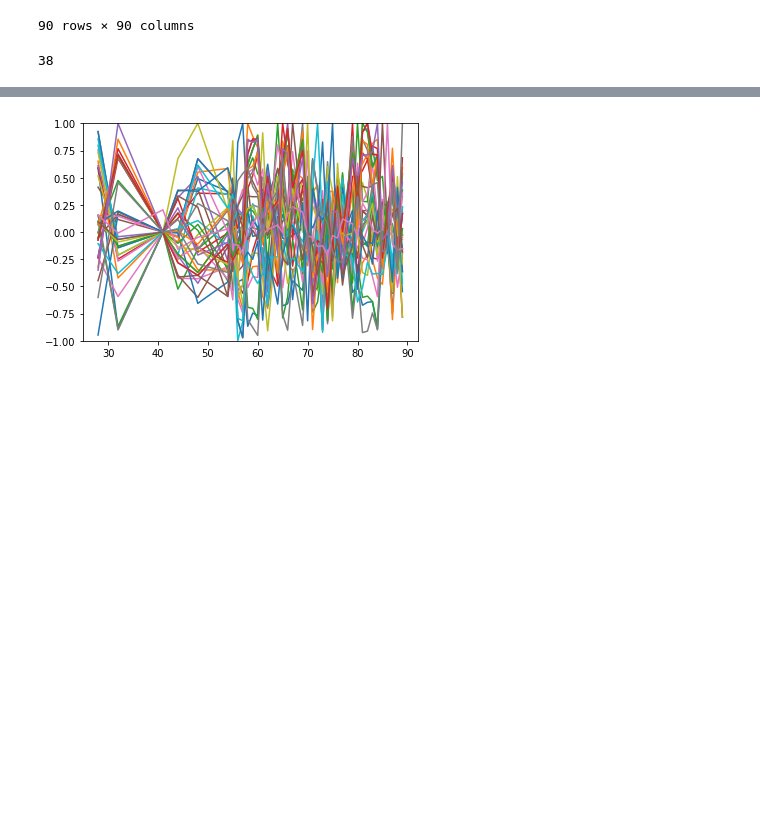
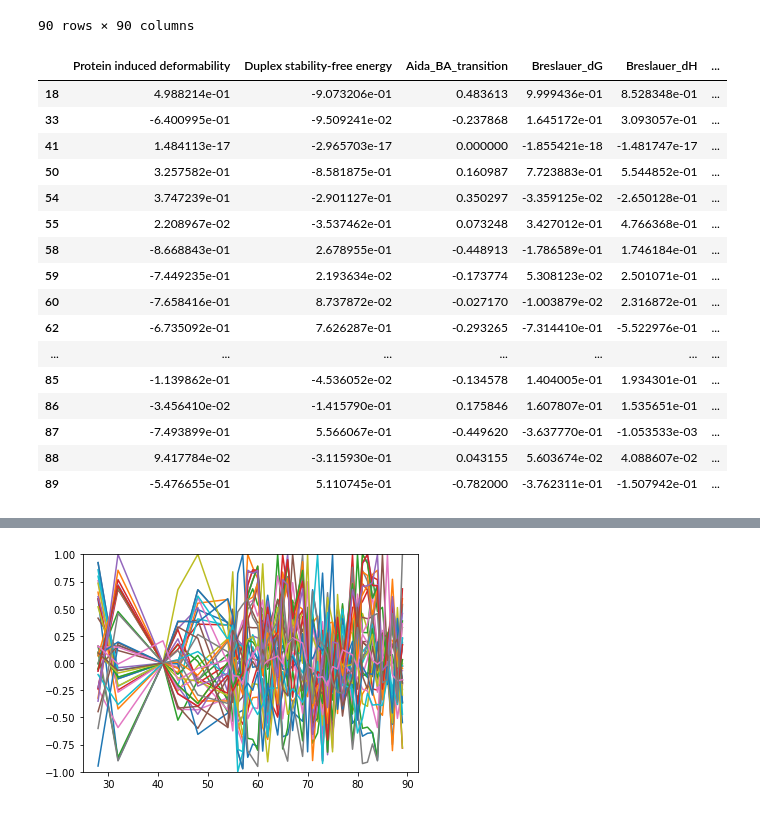
Before and after one commit to Dinesh-Adhithya-H/Bioinformatics, a Jupyter notebook: Dropping_columns.ipynb, the cells around one changed output, grey strips where cells are left out. Cells and saved outputs as stored; diff of their text form; code cells hidden in the pictures; blank space fills up the shorter version.

```diff
--- a/Dropping_columns.ipynb
+++ b/Dropping_columns.ipynb
@@ -84,10 +84,26 @@ while n<90:
     n=n+1
     i+=1
     pass
-# %%
-len(d1.index)
-# %% [output]
-38
+# %%
+d1
+# %% [output]
+|  | Protein induced deformability | Duplex stability-free energy | Aida_BA_transition | Breslauer_dG | Breslauer_dH | ... |
+| 18 | 4.988214e-01 | -9.073206e-01 | 0.483613 | 9.999436e-01 | 8.528348e-01 | ... |
+| 33 | -6.400995e-01 | -9.509241e-02 | -0.237868 | 1.645172e-01 | 3.093057e-01 | ... |
+| 41 | 1.484113e-17 | -2.965703e-17 | 0.000000 | -1.855421e-18 | -1.481747e-17 | ... |
+| 50 | 3.257582e-01 | -8.581875e-01 | 0.160987 | 7.723883e-01 | 5.544852e-01 | ... |
+| 54 | 3.747239e-01 | -2.901127e-01 | 0.350297 | -3.359125e-02 | -2.650128e-01 | ... |
+| 55 | 2.208967e-02 | -3.537462e-01 | 0.073248 | 3.427012e-01 | 4.766368e-01 | ... |
+| 58 | -8.668843e-01 | 2.678955e-01 | -0.448913 | -1.786589e-01 | 1.746184e-01 | ... |
+| 59 | -7.449235e-01 | 2.193634e-02 | -0.173774 | 5.308123e-02 | 2.501071e-01 | ... |
+| 60 | -7.658416e-01 | 8.737872e-02 | -0.027170 | -1.003879e-02 | 2.316872e-01 | ... |
+| 62 | -6.735092e-01 | 7.626287e-01 | -0.293265 | -7.314410e-01 | -5.522976e-01 | ... |
+| ... | ... | ... | ... | ... | ... | ... |
+| 85 | -1.139862e-01 | -4.536052e-02 | -0.134578 | 1.404005e-01 | 1.934301e-01 | ... |
+| 86 | -3.456410e-02 | -1.415790e-01 | 0.175846 | 1.607807e-01 | 1.535651e-01 | ... |
+| 87 | -7.493899e-01 | 5.566067e-01 | -0.449620 | -3.637770e-01 | -1.053533e-03 | ... |
+| 88 | 9.417784e-02 | -3.115930e-01 | 0.043155 | 5.603674e-02 | 4.088607e-02 | ... |
+| 89 | -5.476655e-01 | 5.110745e-01 | -0.782000 | -3.762311e-01 | -1.507942e-01 | ... |
 # %%
 len(d1.columns)
 # %% [output]
```
Also changed, not shown: parts of 4 cells of this notebook.
